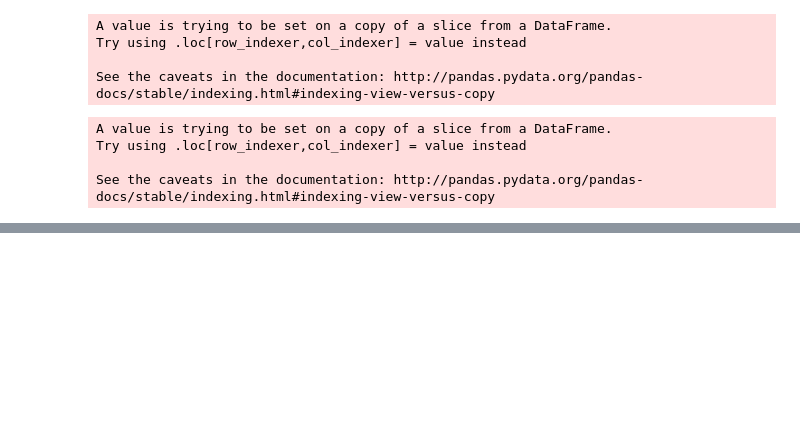
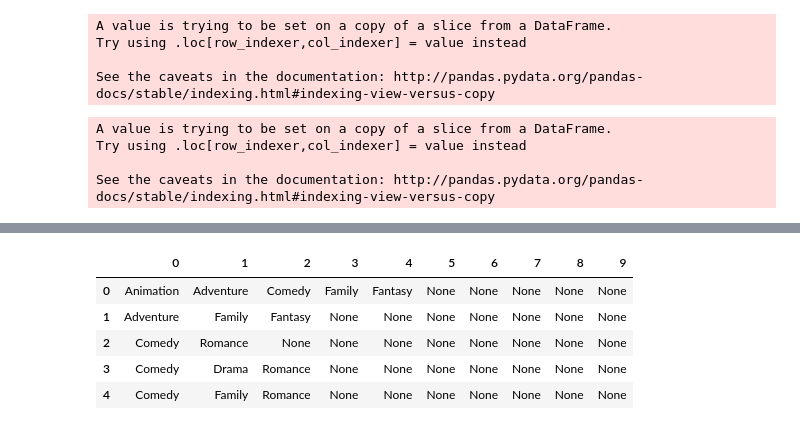
Before and after one commit to bethanylindberg/Have-Streaming-Services-Killed-Cinema, a Jupyter notebook: Data _Cleanup.ipynb, the cells around one changed output, grey strips where cells are left out. Cells and saved outputs as stored; diff of their text form; code cells hidden in the pictures; blank space fills up the shorter version.

```diff
--- a/Data _Cleanup.ipynb
+++ b/Data _Cleanup.ipynb
@@ -475,0 +427,11 @@ See the caveats in the documentation: http://pandas.pydata.org/pandas-docs/stabl
+# %%
+#Deal with multiple genres stores in single series
+genres = movie_data.Genre.str.split(', ',n=10,expand=True)
+genres.head()
+# %% [output]
+|  | 0 | 1 | 2 | 3 | 4 | 5 | 6 | 7 | 8 | 9 |
+| 0 | Animation | Adventure | Comedy | Family | Fantasy | None | None | None | None | None |
+| 1 | Adventure | Family | Fantasy | None | None | None | None | None | None | None |
+| 2 | Comedy | Romance | None | None | None | None | None | None | None | None |
+| 3 | Comedy | Drama | Romance | None | None | None | None | None | None | None |
+| 4 | Comedy | Family | Romance | None | None | None | None | None | None | None |
```
Also changed, not shown: parts of 31 cells of this notebook, 27 other files.
